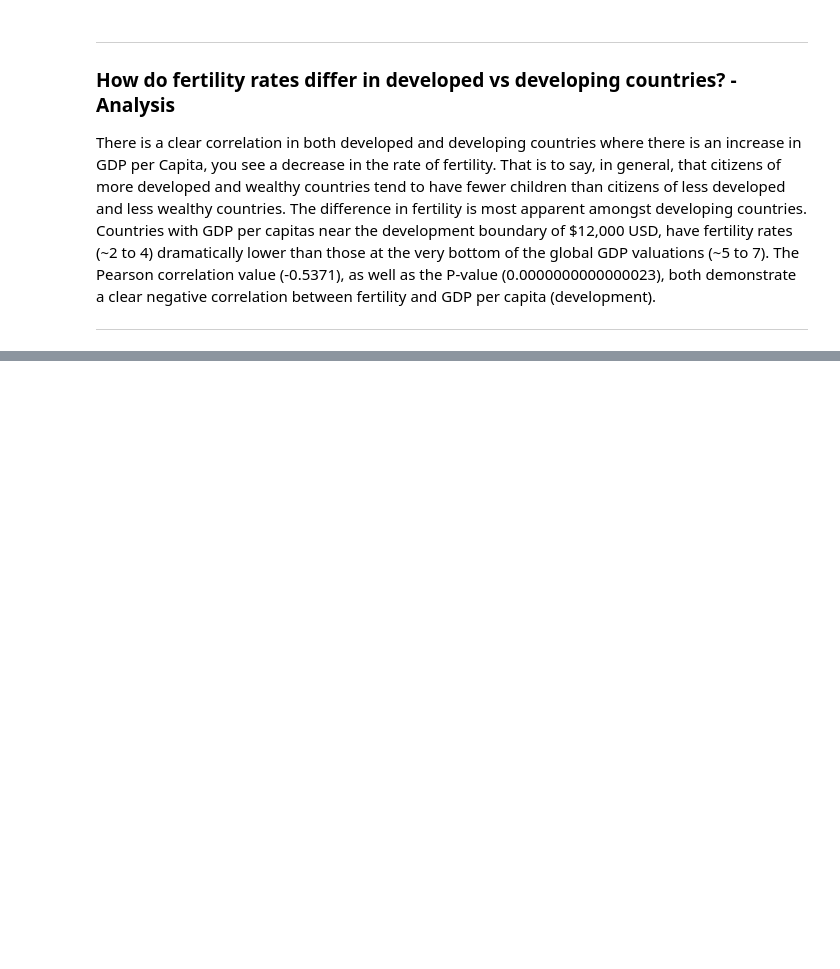
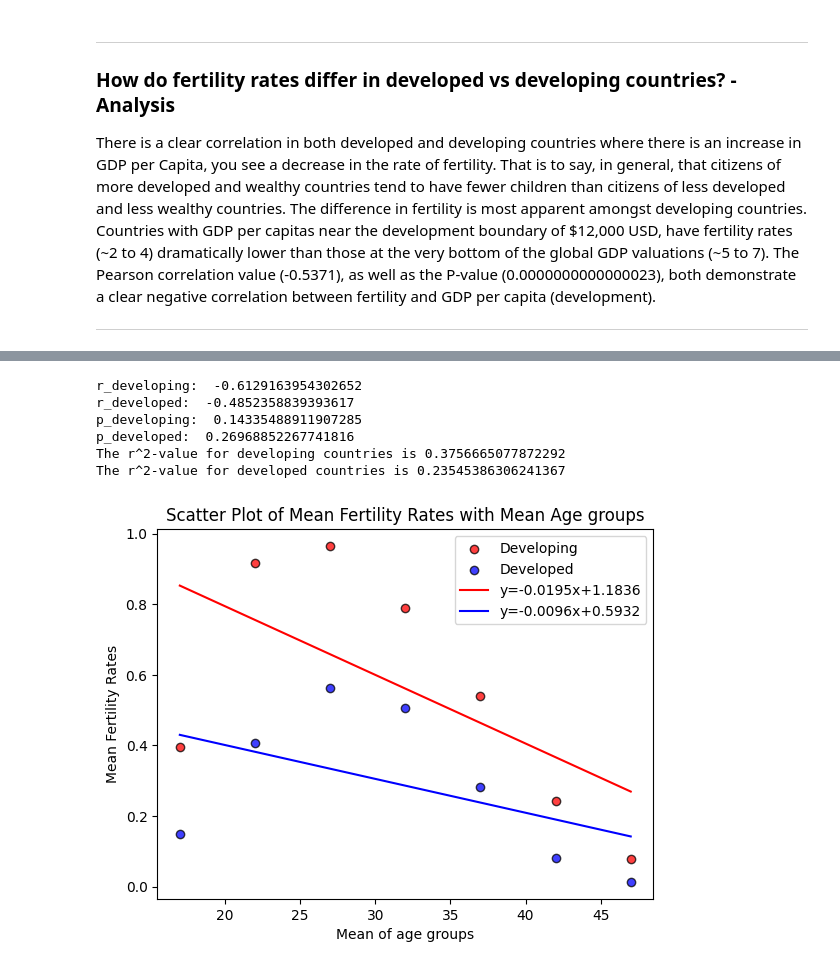
Before and after one commit to AidanDavid/development_vs_fertility, a Jupyter notebook: main.ipynb, the cells around one changed output, grey strips where cells are left out. Drawn from its saved outputs; the diff is of its cells as text; code cells hidden in the pictures; blank space fills up the shorter version.

```diff
--- a/main.ipynb
+++ b/main.ipynb
@@ -358,0 +446,18 @@ There is a clear correlation in both developed and developing countries where th
+# %%
+#Removing rows with outdated data for unique countries by first sorting the country and year in descending order and then dropping duplicates for country, keeping first row.
+
+age_clean_df = age_clean_df.sort_values(by=["Country", "Reference "], ascending=[True, False])
+age_clean_df = age_clean_df.drop_duplicates(subset="Country", keep="first")
+# %%
+#Deleting Reference column to have just fertility data
+age_clean_df = age_clean_df.drop(columns=["Reference "])
+# %%
+#Calculating fertility rates for each country since Age Specific Fertility Rates are measured per 1000 women in 5 year age intervals
+age_clean_df["Fertility rate at age: 15-19"]=age_clean_df["Fertility at age: 15-19"]*5/1000
+age_clean_df["Fertility rate at age: 20-24"]=age_clean_df["Fertility at age: 20-24"]*5/1000
+age_clean_df["Fertility rate at age: 25-29"]=age_clean_df["Fertility at age: 25-29"]*5/1000
+age_clean_df["Fertility rate at age: 30-34"]=age_clean_df["Fertility at age: 30-34"]*5/1000
+age_clean_df["Fertility rate at age: 35-39"]=age_clean_df["Fertility at age: 35-39"]*5/1000
+age_clean_df["Fertility rate at age: 40-44"]=age_clean_df["Fertility at age: 40-44"]*5/1000
+age_clean_df["Fertility rate at age: 45-49"]=age_clean_df["Fertility at age: 45-49"]*5/1000
+age_clean_df.head()
@@ -358,0 +529,50 @@ There is a clear correlation in both developed and developing countries where th
+# %%
+#Using Pearson correlation coefficient
+(r_developing,p_developing)=st.pearsonr(x_values_scatter,mean_fertility_rate_developing)
+(r_developed,p_developed)=st.pearsonr(x_values_scatter,mean_fertility_rate_developed)
+
+print(f"r_developing:  {r_developing}")
+print(f"r_developed:  {r_developed}")
+print(f"p_developing:  {p_developing}")
+print(f"p_developed:  {p_developed}")
+
+
+print(f"The r^2-value for developing countries is {(r_developing*r_developing)}")
+print(f"The r^2-value for developed countries is {(r_developed*r_developed)}")
+# %% [output]
+r_developing:  -0.6129163954302652
+r_developed:  -0.4852358839393617
+p_developing:  0.14335488911907285
+p_developed:  0.26968852267741816
+The r^2-value for developing countries is 0.3756665077872292
+The r^2-value for developed countries is 0.23545386306241367
+# %%
+#Creating scatter plot and line of regression
+
+plt.scatter(x_values_scatter, mean_fertility_rate_developing, marker='o', label="Developing", alpha=0.75, facecolor="red", edgecolor="black")
+plt.scatter(x_values_scatter, mean_fertility_rate_developed, marker='o', label="Developed", alpha=0.75, facecolor="blue", edgecolor="black")
+
+# Perform linear regression
+(slope1, intercept1, rvalue1, pvalue1, stderr1) = linregress(x_values_scatter, mean_fertility_rate_developing)
+(slope2, intercept2, rvalue2, pvalue2, stderr2) = linregress(x_values_scatter, mean_fertility_rate_developed)
+
+# Calculate regression values
+regress_values_developing = (x_values_scatter * slope1) + intercept1
+regress_values_developed = (x_values_scatter * slope2) + intercept2
+
+# Prepare the equation strings for the regression lines
+line_eq1 = "y=" + str(round(slope1, 4)) + "x+" + str(round(intercept1, 4))
+line_eq2 = "y=" + str(round(slope2, 4)) + "x+" + str(round(intercept2, 4))
+
+# Plot regression lines
+plt.plot(x_values_scatter, regress_values_developing, "r-", label=line_eq1)  # Red line for developing
+plt.plot(x_values_scatter, regress_values_developed, "b-", label=line_eq2)     # Blue line for developed
+
+# Adding labels and legend
+plt.xlabel('Mean of age groups')
+plt.ylabel('Mean Fertility Rates')
+plt.legend()
+plt.title('Scatter Plot of Mean Fertility Rates with Mean Age groups')
+plt.show()
+# %% [output]
+[figure, added]
```
Also changed, not shown: parts of 28 cells of this notebook, 4 other files.
